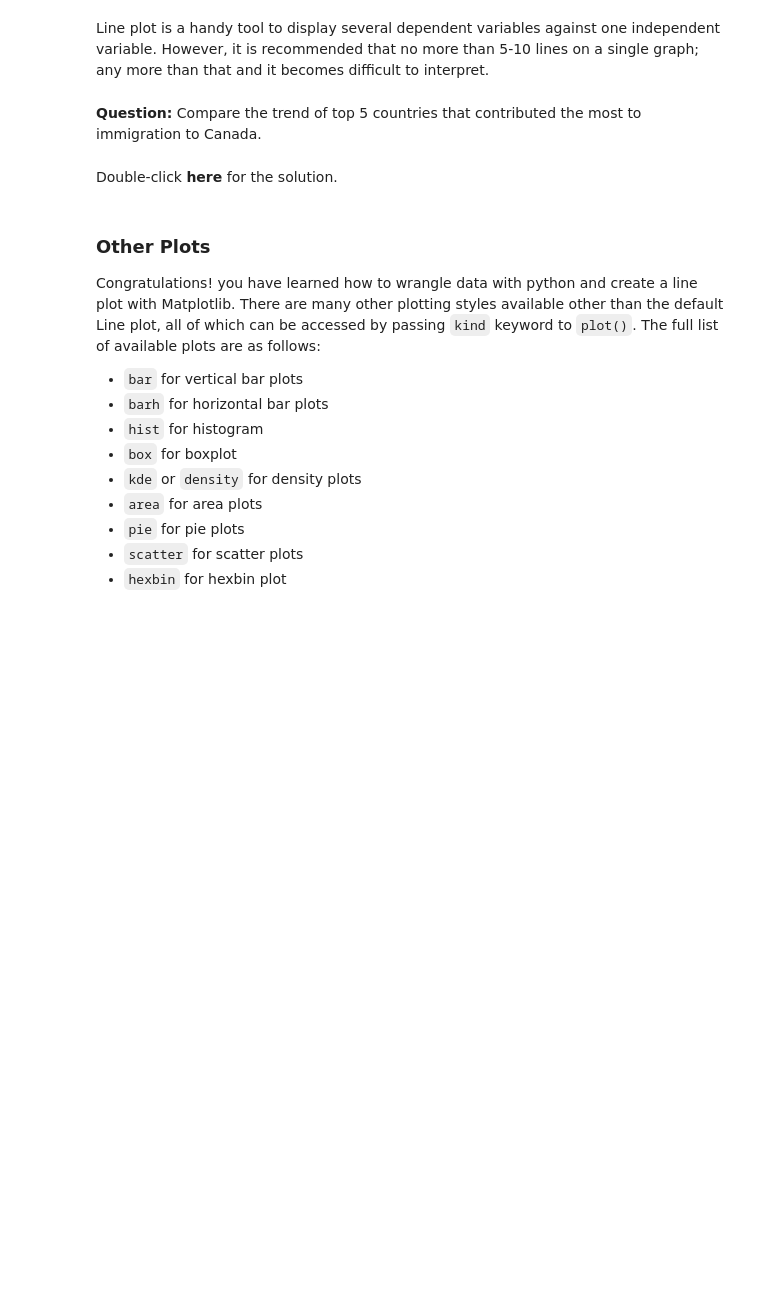
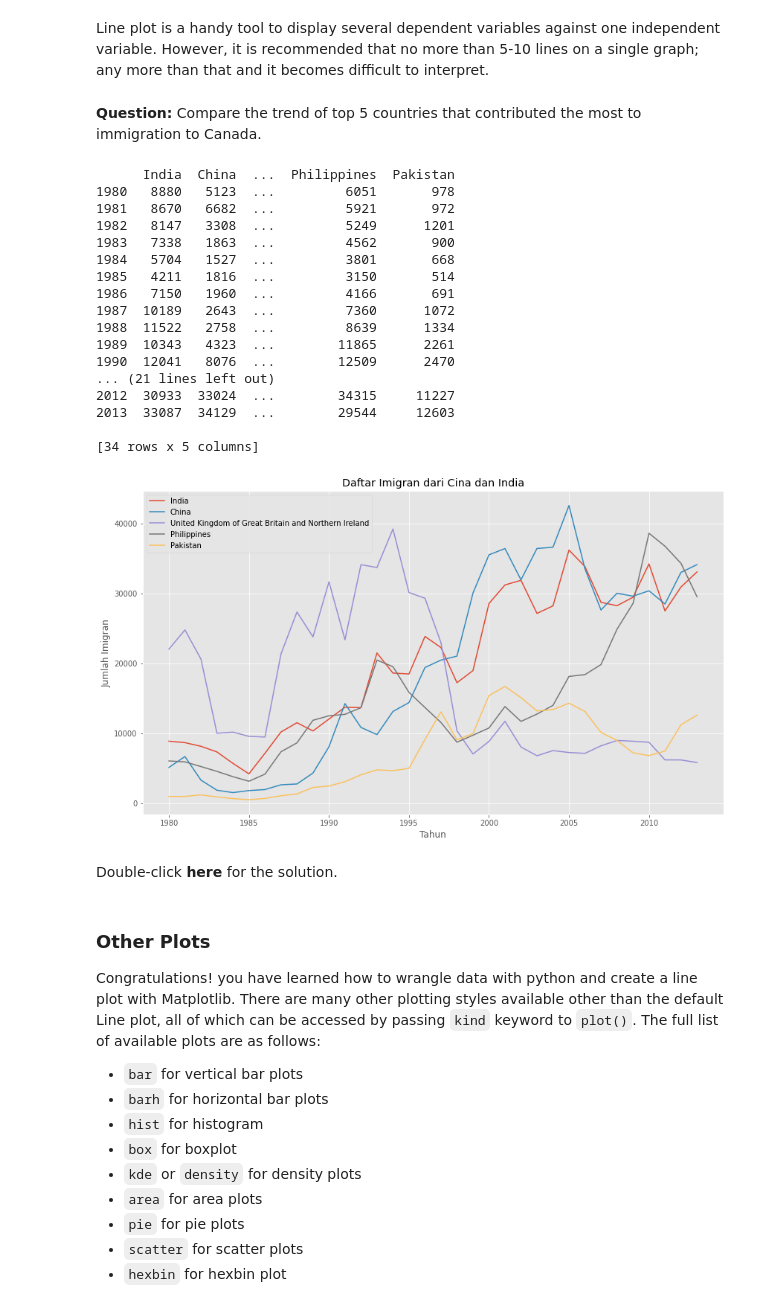
Before and after one commit to irvandandung/hands-on-labs-math-tools, a Jupyter notebook: Pertemuan4/DV0101EN-01-Introduction-to-Matplotlib-and-Line-Plots-py.ipynb, the cells around one changed output. Saved outputs shown, nothing was run; the diff lists cells and outputs as text; code cells hidden in the pictures; blank space fills up the shorter version.

```diff
--- a/Pertemuan4/DV0101EN-01-Introduction-to-Matplotlib-and-Line-Plots-py.ipynb
+++ b/Pertemuan4/DV0101EN-01-Introduction-to-Matplotlib-and-Line-Plots-py.ipynb
@@ -712,3 +718,33 @@ Line plot is a handy tool to display several dependent variables against one ind
+# %%
+### type your answer here
+df_can.sort_values(by='Total', ascending=False, axis=0, inplace=True)
+df_top5 = df_can.head(5)
+df_top5 = df_top5[years].transpose()
+print(df_top5)
+df_top5.plot(kind='line', figsize=(14, 8))
+plt.title('Daftar Imigran dari Cina dan India')
+plt.ylabel('Jumlah Imigran')
+plt.xlabel('Tahun')
+plt.show()
+# %% [output]
+      India  China  ...  Philippines  Pakistan
+1980   8880   5123  ...         6051       978
+1981   8670   6682  ...         5921       972
+1982   8147   3308  ...         5249      1201
+1983   7338   1863  ...         4562       900
+1984   5704   1527  ...         3801       668
+1985   4211   1816  ...         3150       514
+1986   7150   1960  ...         4166       691
+1987  10189   2643  ...         7360      1072
+1988  11522   2758  ...         8639      1334
+1989  10343   4323  ...        11865      2261
+1990  12041   8076  ...        12509      2470
+... (21 lines left out)
+2012  30933  33024  ...        34315     11227
+2013  33087  34129  ...        29544     12603
+
+[34 rows x 5 columns]
+[figure, added]
 # %% [markdown]
 Double-click __here__ for the solution.
 <!-- The correct answer is:
```
Also changed, not shown: parts of 16 cells of this notebook.
